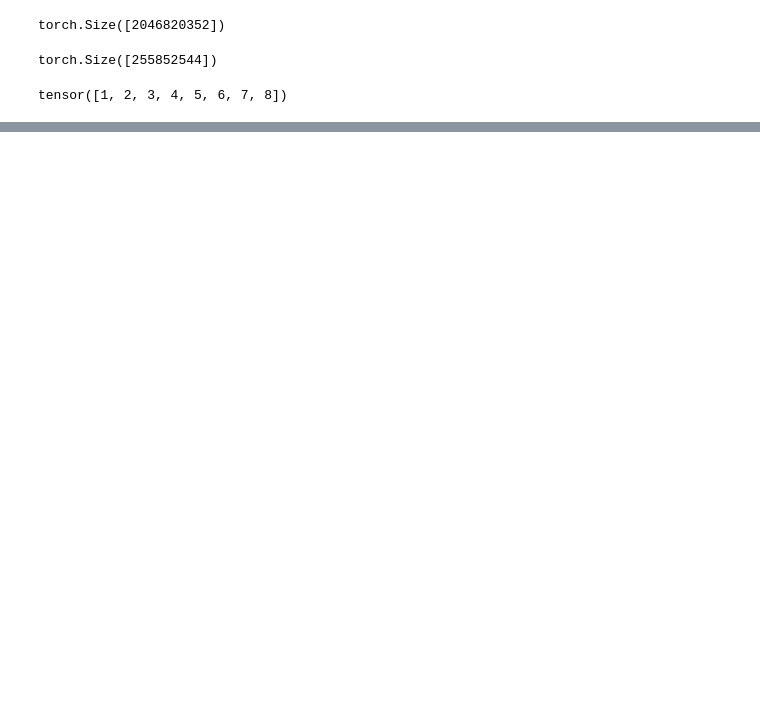
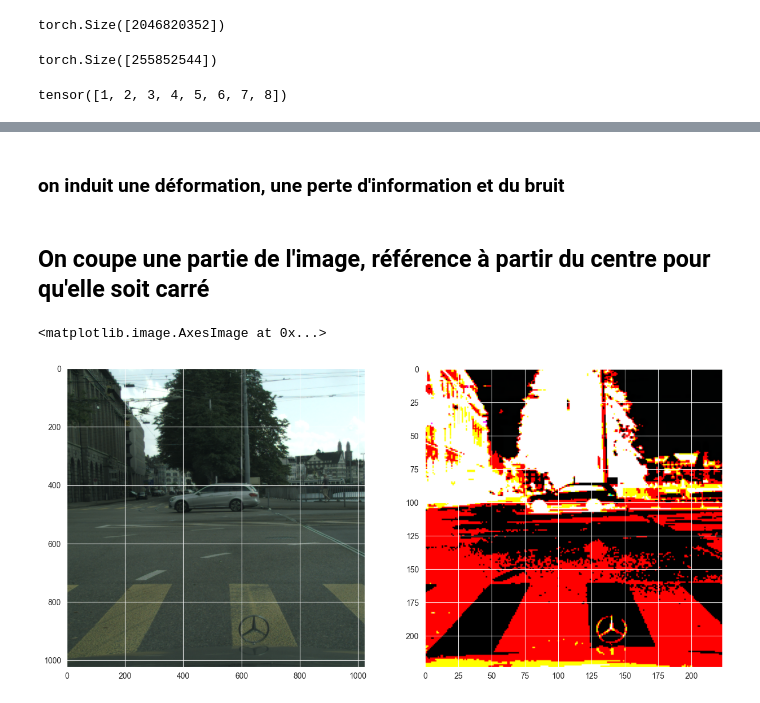
Before and after one commit to Wonters/future_vision_transport, a Jupyter notebook: analyse.ipynb, the cells around one changed output, grey strips where cells are left out. Cells and saved outputs as stored; diff of their text form; code cells hidden in the pictures; blank space fills up the shorter version.

Commit message:
WIP: optimisation, random rotation and crop

```diff
--- a/analyse.ipynb
+++ b/analyse.ipynb
@@ -120,0 +187,16 @@ tensor([0.0659, 0.0129, 0.0237, 0.2786, 0.0323, 0.1364, 0.3848, 0.0655])
+# %% [markdown]
+### on induit une déformation, une perte d'information et du bruit
+# %% [markdown]
+## On coupe une partie de l'image, référence à partir du centre pour qu'elle soit carré
+# %%
+from torchvision.transforms.v2.functional import crop_image
+img_c = crop_image(torch.from_numpy(np.array(img)).permute(2,0,1), top=0, left=512, height=1024, width=1024)
+img_c = Image.fromarray(img_c.permute(1,2,0).numpy())
+img_transformed_c = DatasetVGG16.transform_rgb(img_c)
+img_transformed_c = img_transformed_c.permute(1,2,0).numpy().astype(np.uint8)
+figure, axes = plt.subplots(1, 2, figsize=(15, 15))
+axes[0].imshow(img_c)
+axes[1].imshow(Image.fromarray(img_transformed_c))
+# %% [output]
+<matplotlib.image.AxesImage at 0x...>
+[figure, added]
```
Also changed, not shown: parts of 18 cells of this notebook, 7 other files.
